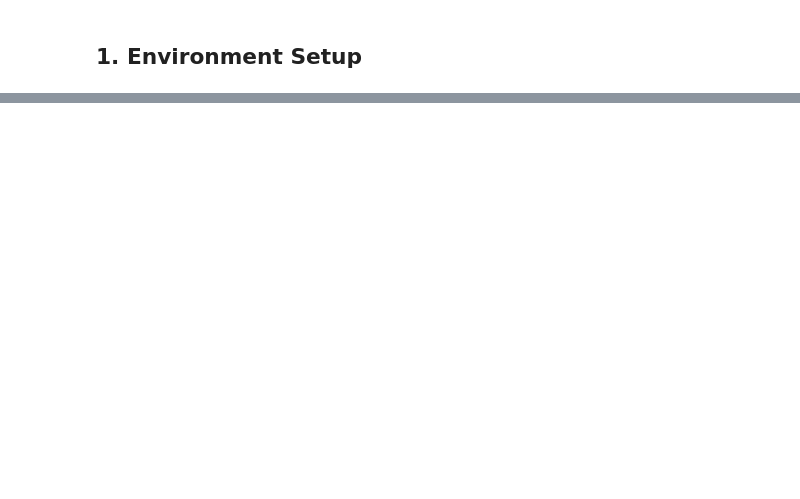
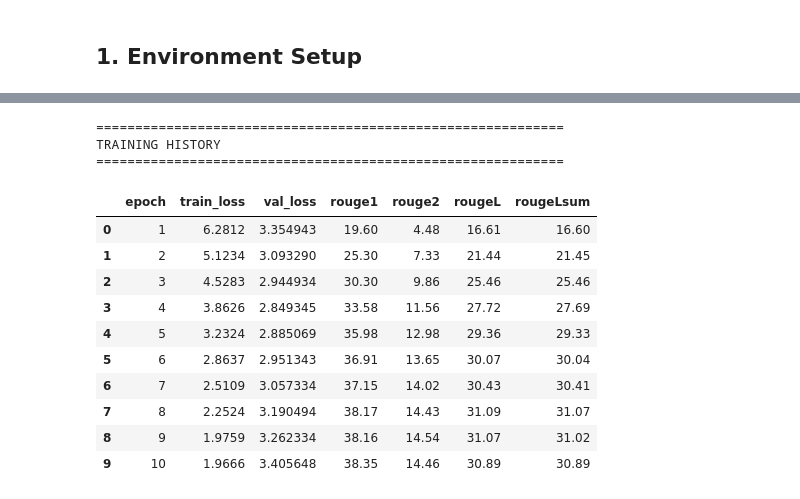
Before and after one commit to LittleHouse75/flatiron-language-models-for-ai, a Jupyter notebook: notebooks/02_experiment1_bert_gpt2.ipynb, the cells around one changed output, grey strips where cells are left out. Cells and saved outputs as stored; diff of their text form; code cells hidden in the pictures; blank space fills up the shorter version.

```diff
--- a/notebooks/02_experiment1_bert_gpt2.ipynb
+++ b/notebooks/02_experiment1_bert_gpt2.ipynb
@@ -410,22 +19,0 @@ which handles:
-# %%
-if RUN_TRAINING:
-
-    history_df = train_model(
-        model=model,
-        train_loader=train_loader,
-        val_loader=val_loader,
-        optimizer=optimizer,
-        tokenizer=gpt_tokenizer,
-        device=device,
-        epochs=EPOCHS,
-        max_target_len=MAX_TARGET_LEN,
-        checkpoint_dir=str(BEST_DIR),
-        patience=2,
-        grad_accum_steps=GRAD_ACCUM,
-    )
-    print("Best checkpoint saved to:", BEST_DIR)
-
-    # --- SAVE HISTORY CSV ---
-
-    history_df.to_csv(HIST_PATH, index=False)
-    print("Saved training history to:", HIST_PATH)
@@ -668,0 +635,21 @@ This notebook demonstrates the feasibility and limitations of a hand-assembled e
+# %%
+if history_df is not None:
+    print("\n" + "="*60)
+    print("TRAINING HISTORY")
+    print("="*60)
+    display(history_df)
+# %% [output]
+============================================================
+TRAINING HISTORY
+============================================================
+|  | epoch | train_loss | val_loss | rouge1 | rouge2 | rougeL | rougeLsum |
+| 0 | 1 | 6.2812 | 3.354943 | 19.60 | 4.48 | 16.61 | 16.60 |
+| 1 | 2 | 5.1234 | 3.093290 | 25.30 | 7.33 | 21.44 | 21.45 |
+| 2 | 3 | 4.5283 | 2.944934 | 30.30 | 9.86 | 25.46 | 25.46 |
+| 3 | 4 | 3.8626 | 2.849345 | 33.58 | 11.56 | 27.72 | 27.69 |
+| 4 | 5 | 3.2324 | 2.885069 | 35.98 | 12.98 | 29.36 | 29.33 |
+| 5 | 6 | 2.8637 | 2.951343 | 36.91 | 13.65 | 30.07 | 30.04 |
+| 6 | 7 | 2.5109 | 3.057334 | 37.15 | 14.02 | 30.43 | 30.41 |
+| 7 | 8 | 2.2524 | 3.190494 | 38.17 | 14.43 | 31.09 | 31.07 |
+| 8 | 9 | 1.9759 | 3.262334 | 38.16 | 14.54 | 31.07 | 31.02 |
+| 9 | 10 | 1.9666 | 3.405648 | 38.35 | 14.46 | 30.89 | 30.89 |
```
Also changed, not shown: parts of 63 cells of this notebook, 6 other files.
